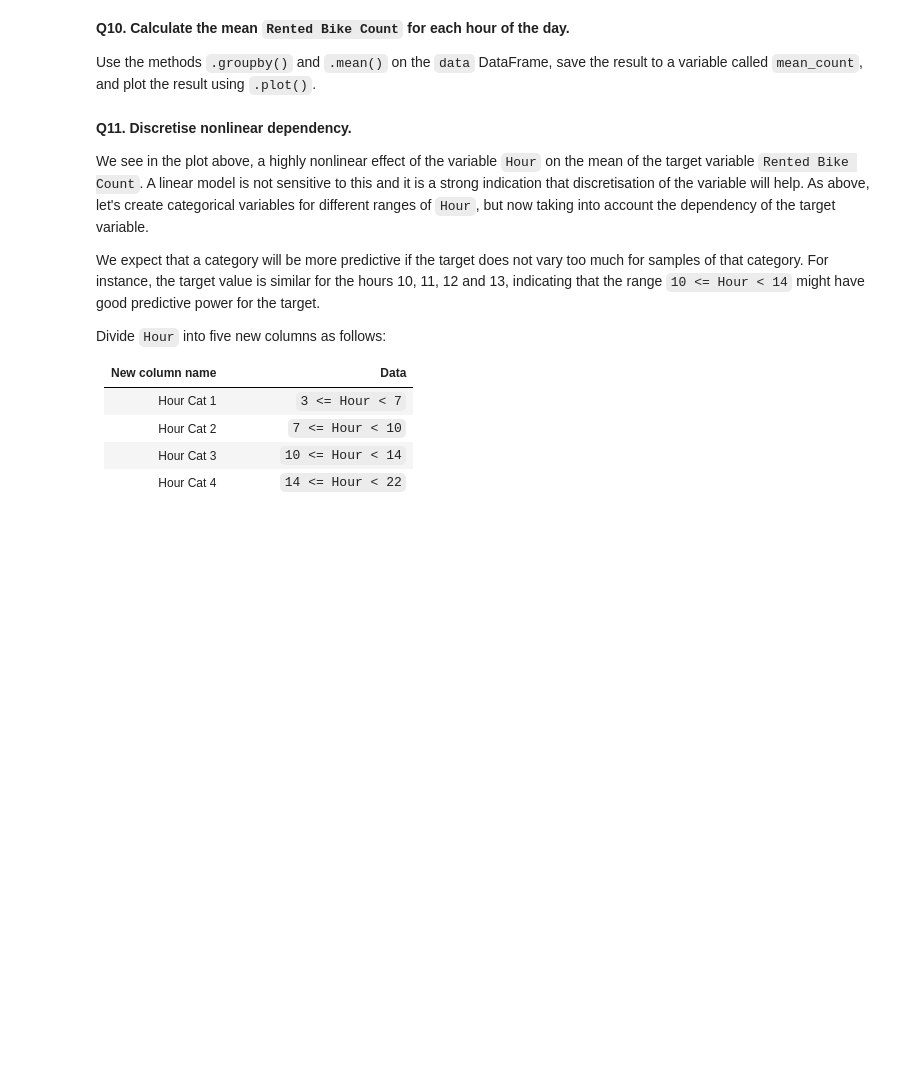
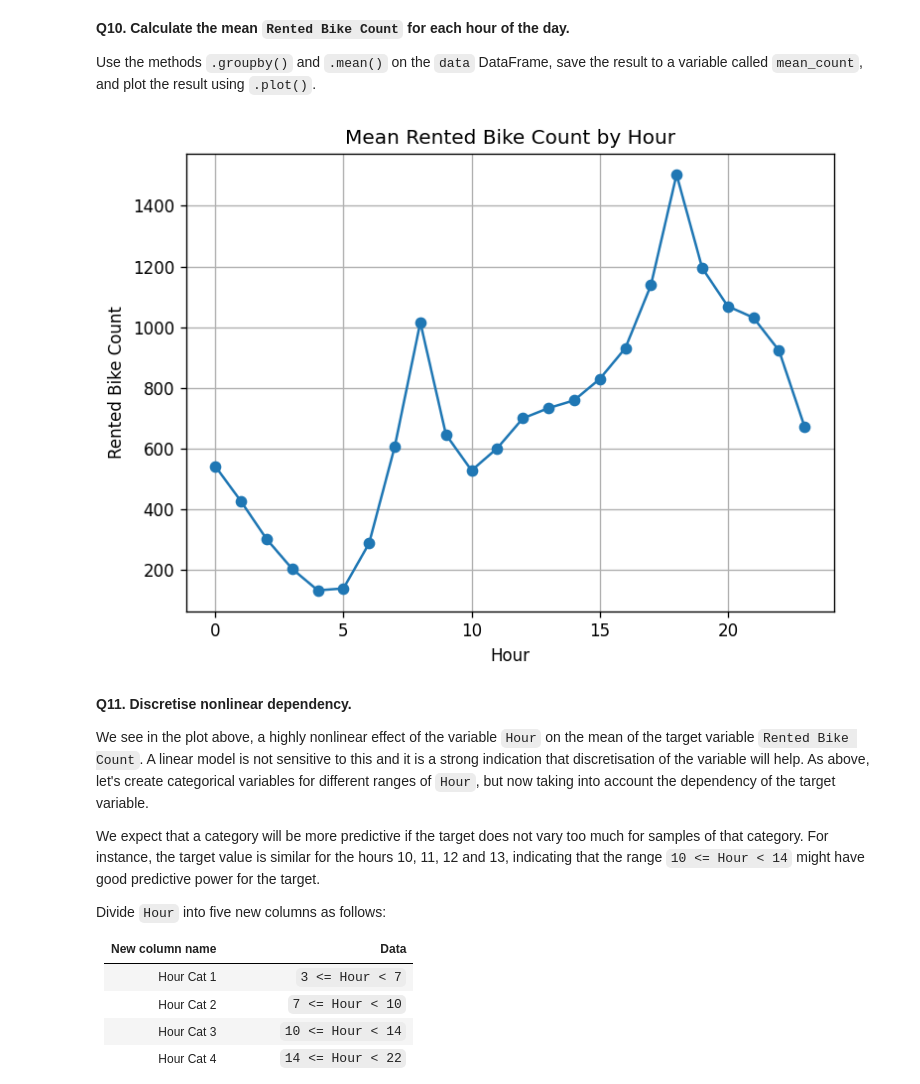
Before and after one commit to asankova/cambridge-spark, a Jupyter notebook: 2-machine-learning-intro/1-seoul-bike-rental-analysis/seoul_bike_rental_analysis.ipynb, the cells around one changed output. Cells and saved outputs as stored; diff of their text form; code cells hidden in the pictures; blank space fills up the shorter version.

```diff
--- a/2-machine-learning-intro/1-seoul-bike-rental-analysis/seoul_bike_rental_analysis.ipynb
+++ b/2-machine-learning-intro/1-seoul-bike-rental-analysis/seoul_bike_rental_analysis.ipynb
@@ -272,7 +351,13 @@ Use the methods `.groupby()` and `.mean()` on the `data` DataFrame, save the res
 # %%
 # Add your code below
 mean_count = data.groupby("Hour")["Rented Bike Count"].mean()
-mean_count.plot()
+mean_count.plot(kind="line", marker='o', title="Mean Rented Bike Count by Hour")
+plt.xlabel("Hour")
+plt.ylabel("Rented Bike Count")
+plt.grid(True)
+plt.tight_layout()
+# %% [output]
+[figure, added]
 # %% [markdown]
 **Q11. Discretise nonlinear dependency.**
 
```
Also changed, not shown: parts of 18 cells of this notebook, 11 other files.
